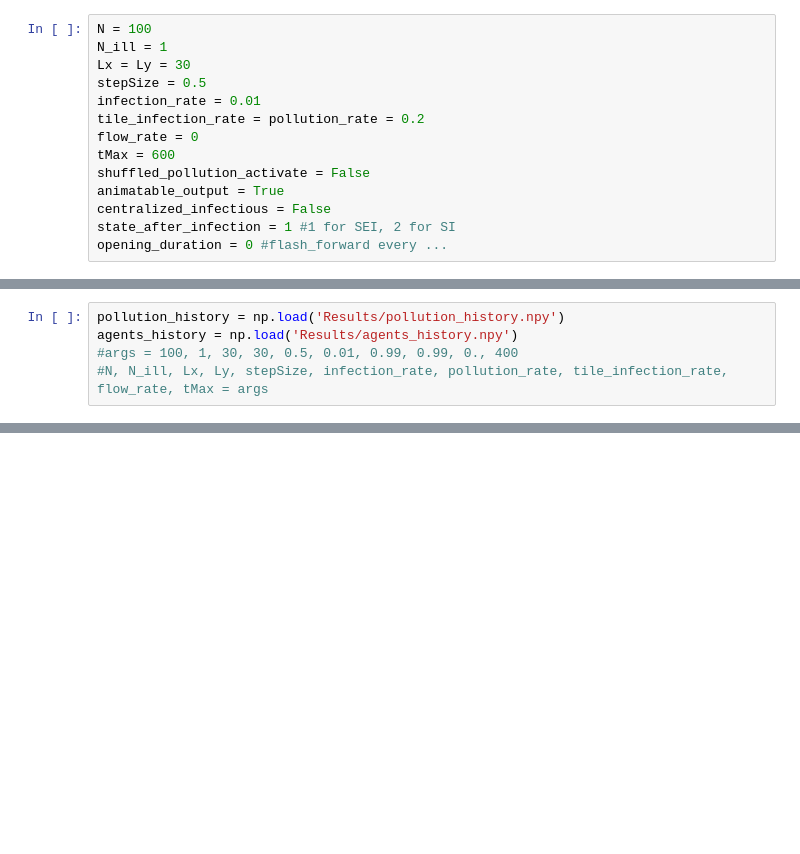
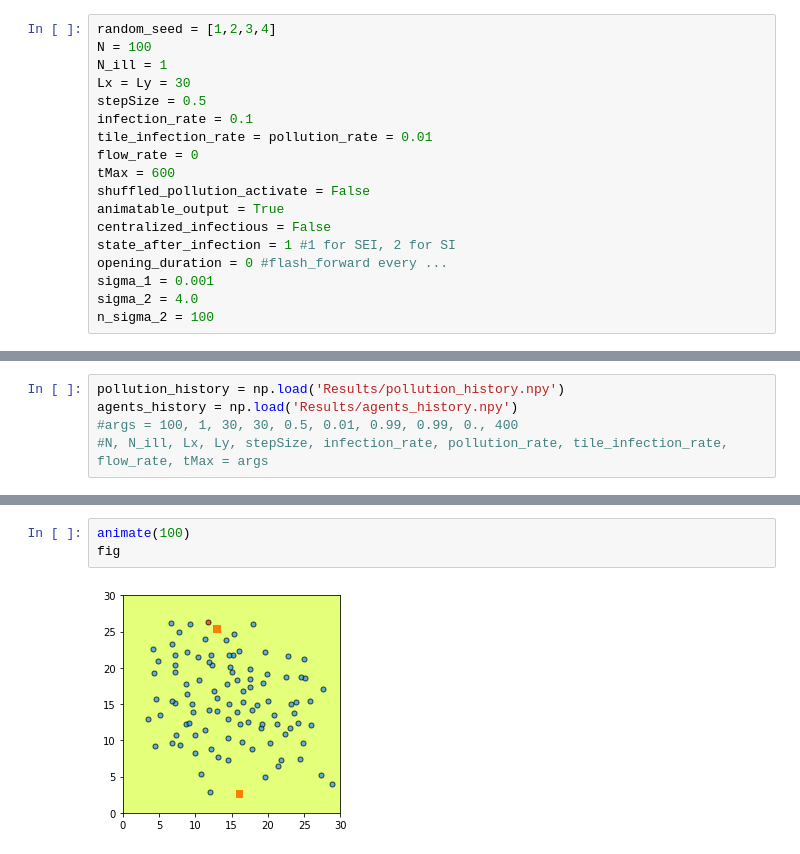
Before and after one commit to ialireza13/Episterian, a Jupyter notebook: Animator.ipynb, the cells around one changed output, grey strips where cells are left out. Cells and saved outputs as stored; diff of their text form; blank space fills up the shorter version.

Commit message:
random seed in simulate

```diff
--- a/Animator.ipynb
+++ b/Animator.ipynb
@@ -8,10 +13,11 @@ from simulate import simulate
 # %%
+random_seed = [1,2,3,4]
 N = 100
 N_ill = 1
 Lx = Ly = 30
 stepSize = 0.5
-infection_rate = 0.01
-tile_infection_rate = pollution_rate = 0.2
+infection_rate = 0.1
+tile_infection_rate = pollution_rate = 0.01
 flow_rate = 0
 tMax = 600
 shuffled_pollution_activate = False
@@ -19,4 +25,7 @@ animatable_output = True
 centralized_infectious = False
 state_after_infection = 1 #1 for SEI, 2 for SI
 opening_duration = 0 #flash_forward every ...
+sigma_1 = 0.001
+sigma_2 = 4.0
+n_sigma_2 = 100
 # %%
@@ -66,3 +112,8 @@ def animate(t):
 # %% [output]
 [figure]
+# %%
+animate(100)
+fig
+# %% [output]
+[figure, added]
 # %%
```
Also changed, not shown: parts of 9 cells of this notebook.
